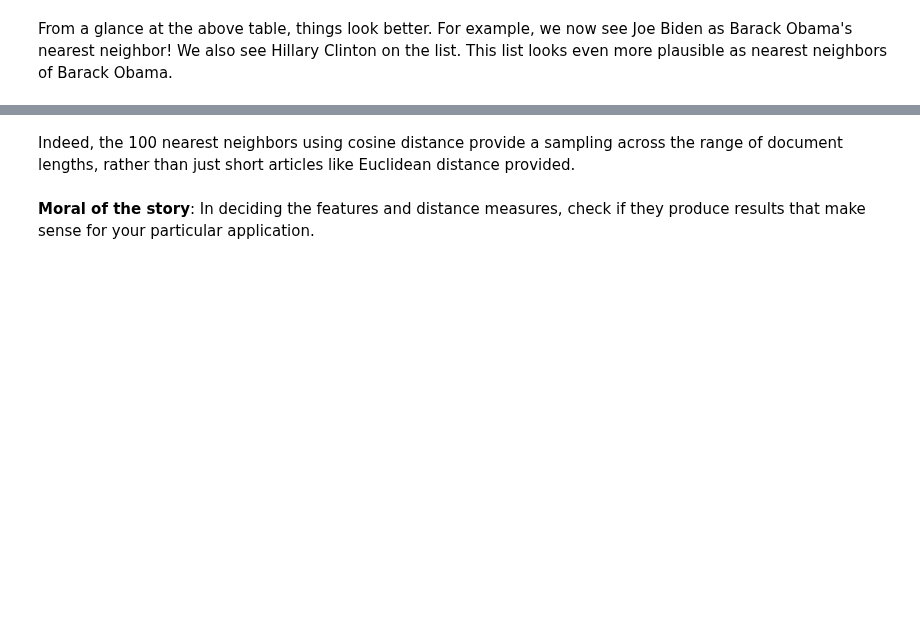
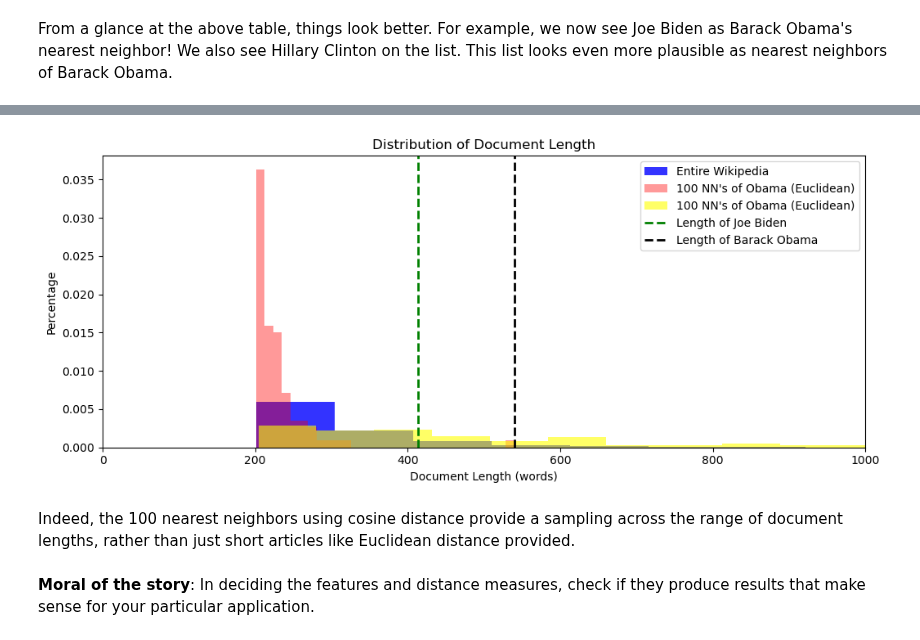
Before and after one commit to adamzulu123/Introduction-to-data-analysis, a Jupyter notebook: Notebook4/Assignment_4_without_code.ipynb, the cells around one changed output, grey strips where cells are left out. Drawn from its saved outputs; the diff is of its cells as text; code cells hidden in the pictures; blank space fills up the shorter version.

```diff
--- a/Notebook4/Assignment_4_without_code.ipynb
+++ b/Notebook4/Assignment_4_without_code.ipynb
@@ -487,0 +624,9 @@ nearest_neighbors_cosine
+# %%
+# cosine instead of Euclidean
+dist_cosine = pairwise_distances(TFIDFmatrix, TFIDFmatrix[obama_index, :], metric='cosine')
+wiki_copy = wiki.copy()
+wiki_copy['BO-cosine-TF-IDF'] = dist_cosine.flatten()
+
+nn_cosine = wiki_copy.sort_values(by='BO-cosine-TF-IDF', ascending=True).head(100)
+nn_cosine = nn_cosine[['name','length', 'BO-cosine-TF-IDF']]
+nn_cosine
@@ -503,3 +649,67 @@ plt.tight_layout()
+# %%
+nn_cosine_length = nn_cosine['length']
+all_length = wiki['length']
+nnn_length = nnn['length'] # length of the 100 nearest_neighbors
+
+plt.figure(figsize=(10.5,4.5))
+
+#histogram for all documents
+plt.hist(
+    all_length,
+    bins=50,  # Liczba binów
+    alpha=0.8,
+    color='blue',
+    label='Entire Wikipedia',
+    density=True  # skalowanie wysokosci tak że max wynosi 1, czyli pokazujemy rozmieszczenie prawdopodobieństwa a nie rzeczywiste wartości
+)
+
+#histogram for 100nn's of Obama
+plt.hist(
+    nnn_length,
+    bins=30,
+    alpha=0.4,
+    color='red',
+    label="100 NN's of Obama (Euclidean)",
+    density=True)
+
+# historiam for nn's obama but cosine
+plt.hist(
+    nn_cosine_length,
+    bins=30,
+    alpha=0.6,
+    color='yellow',
+    label="100 NN's of Obama (Euclidean)",
+    density=True)
+
+
+#joe biden
+biden_length = wiki[wiki['name'] == 'Joe Biden']['length'].iloc[0]
+plt.axvline(
+    biden_length,
+    color = 'green',
+    label = 'Length of Joe Biden',
+    linestyle='dashed',
+    linewidth=2)
+
+#barack obama
+obama_length = wiki[wiki['name']== 'Barack Obama']['length'].iloc[0]
+plt.axvline(
+    obama_length,
+    color = 'black',
+    label = 'Length of Barack Obama',
+    linestyle='dashed',
+    linewidth=2)
+
+
+plt.xlabel('Document Length (words)')
+plt.xlim(0, 1000)
+plt.ylabel('Percentage')
+plt.title('Distribution of Document Length')
+plt.legend()
+plt.tight_layout()
+plt.show()
+# %% [output]
+[figure, added]
 # %% [markdown]
 Indeed, the 100 nearest neighbors using cosine distance provide a sampling across the range of document lengths, rather than just short articles like Euclidean distance provided.
 # %% [markdown]
```
Also changed, not shown: parts of 30 cells of this notebook.
